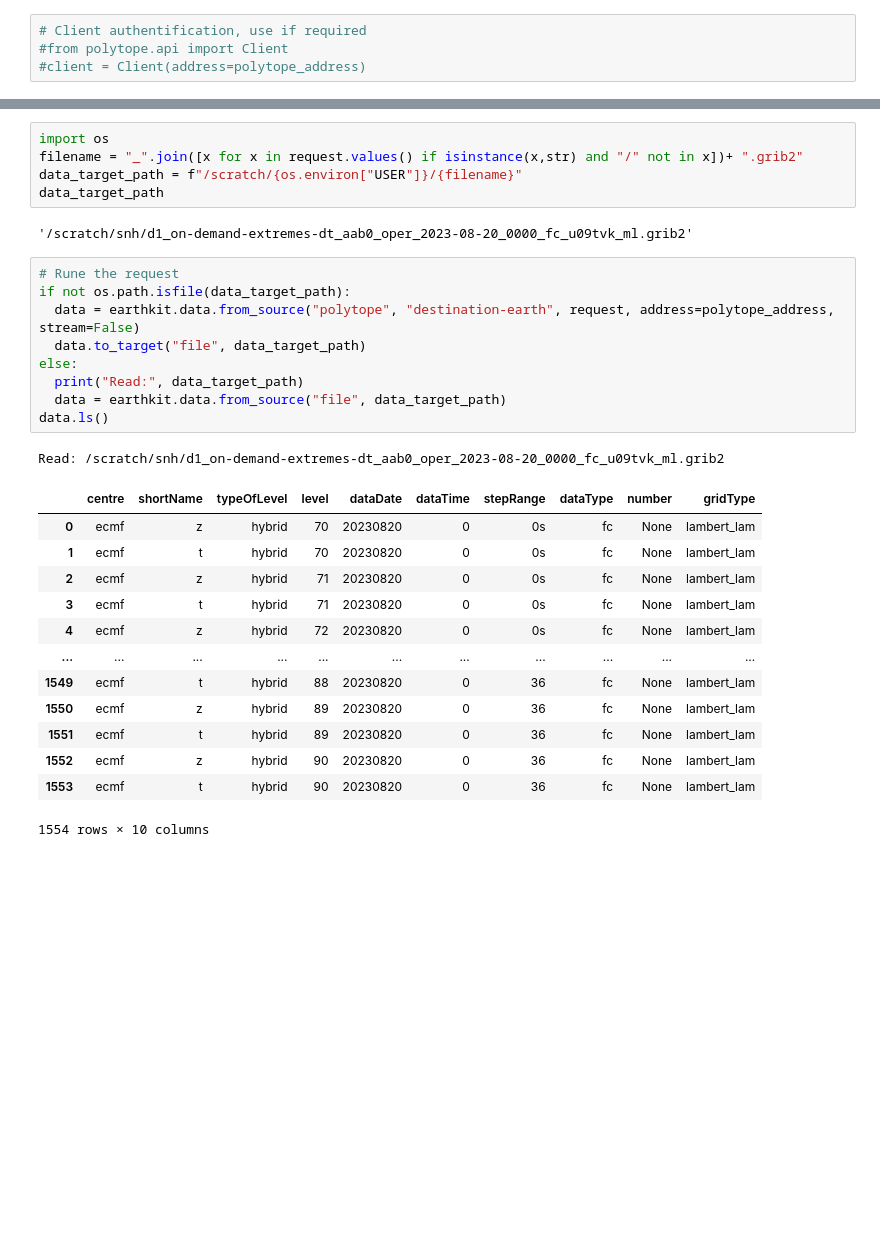
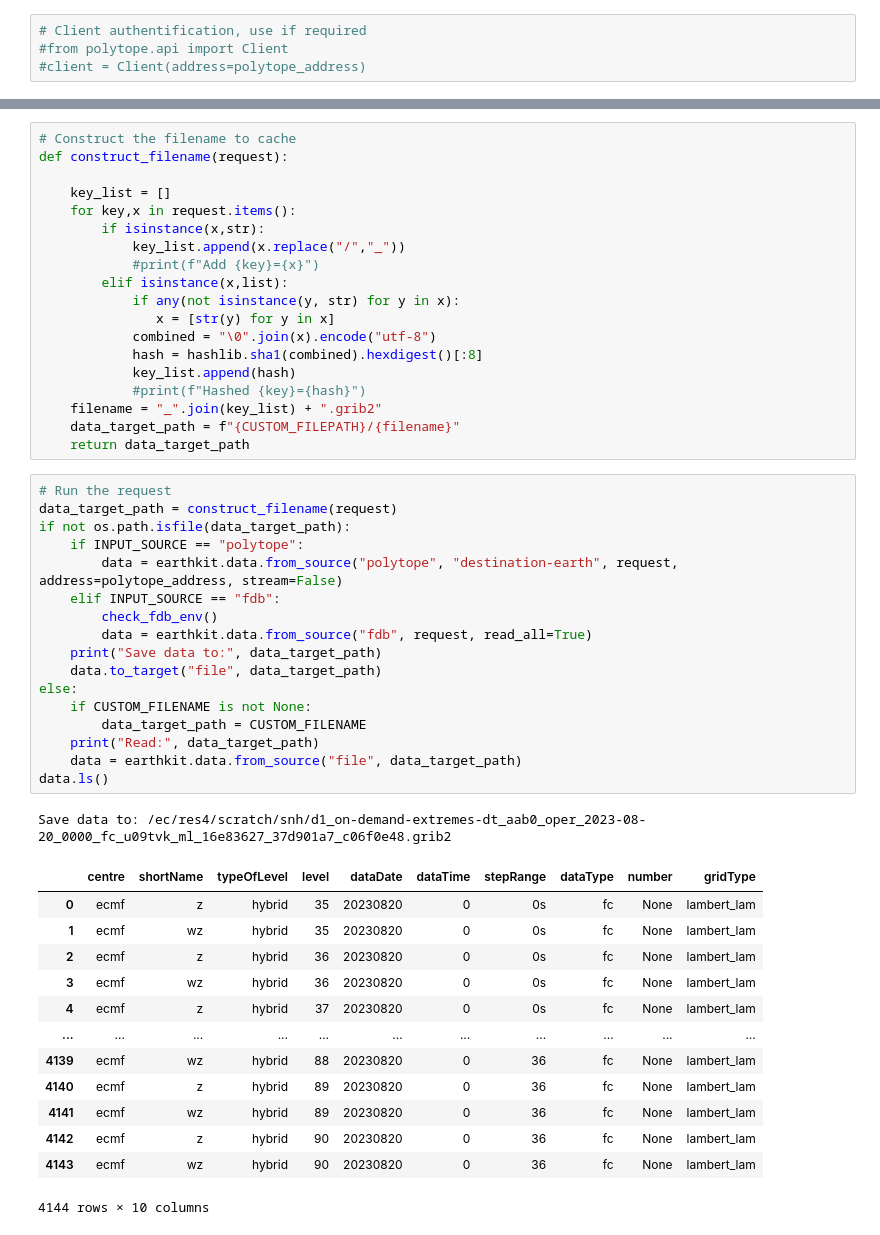
Before and after one commit to UrbanAIRProject/NWP_demo_data, a Jupyter notebook: paris_time_height_plot.ipynb, the cells around one changed output, grey strips where cells are left out. Drawn from its saved outputs; the diff is of its cells as text; blank space fills up the shorter version.

```diff
--- a/paris_time_height_plot.ipynb
+++ b/paris_time_height_plot.ipynb
@@ -36,32 +48,52 @@ request= {
 # %%
-import os
-filename = "_".join([x for x in request.values() if isinstance(x,str) and "/" not in x])+ ".grib2"
-data_target_path = f"/scratch/{os.environ["USER"]}/{filename}"
-data_target_path
+# Construct the filename to cache
+def construct_filename(request):
+
+    key_list = []
+    for key,x in request.items():
+        if isinstance(x,str):
+            key_list.append(x.replace("/","_"))
+            #print(f"Add {key}={x}")
+        elif isinstance(x,list):
+            if any(not isinstance(y, str) for y in x):
+               x = [str(y) for y in x]
+            combined = "\0".join(x).encode("utf-8")
+            hash = hashlib.sha1(combined).hexdigest()[:8]
+            key_list.append(hash)
+            #print(f"Hashed {key}={hash}")
+    filename = "_".join(key_list) + ".grib2"
+    data_target_path = f"{CUSTOM_FILEPATH}/{filename}"
+    return data_target_path
-# %% [output]
-'/scratch/snh/d1_on-demand-extremes-dt_aab0_oper_2023-08-20_0000_fc_u09tvk_ml.grib2'
 # %%
-# Rune the request
+# Run the request
+data_target_path = construct_filename(request)
 if not os.path.isfile(data_target_path):
-  data = earthkit.data.from_source("polytope", "destination-earth", request, address=polytope_address, stream=False)
-  data.to_target("file", data_target_path)
+    if INPUT_SOURCE == "polytope":
+        data = earthkit.data.from_source("polytope", "destination-earth", request, address=polytope_address, stream=False)
+    elif INPUT_SOURCE == "fdb":
+        check_fdb_env()
+        data = earthkit.data.from_source("fdb", request, read_all=True)
+    print("Save data to:", data_target_path)
+    data.to_target("file", data_target_path)
 else:
-  print("Read:", data_target_path)
-  data = earthkit.data.from_source("file", data_target_path)
+    if CUSTOM_FILENAME is not None:
+        data_target_path = CUSTOM_FILENAME
+    print("Read:", data_target_path)
+    data = earthkit.data.from_source("file", data_target_path)
 data.ls()
 # %% [output]
-Read: /scratch/snh/d1_on-demand-extremes-dt_aab0_oper_2023-08-20_0000_fc_u09tvk_ml.grib2
+Save data to: /ec/res4/scratch/snh/d1_on-demand-extremes-dt_aab0_oper_2023-08-20_0000_fc_u09tvk_ml_16e83627_37d901a7_c06f0e48.grib2
 |  | centre | shortName | typeOfLevel | level | dataDate | dataTime | stepRange | dataType | number | gridType |
-| 0 | ecmf | z | hybrid | 70 | 20230820 | 0 | 0s | fc | None | lambert_lam |
-| 1 | ecmf | t | hybrid | 70 | 20230820 | 0 | 0s | fc | None | lambert_lam |
-| 2 | ecmf | z | hybrid | 71 | 20230820 | 0 | 0s | fc | None | lambert_lam |
-| 3 | ecmf | t | hybrid | 71 | 20230820 | 0 | 0s | fc | None | lambert_lam |
-| 4 | ecmf | z | hybrid | 72 | 20230820 | 0 | 0s | fc | None | lambert_lam |
+| 0 | ecmf | z | hybrid | 35 | 20230820 | 0 | 0s | fc | None | lambert_lam |
+| 1 | ecmf | wz | hybrid | 35 | 20230820 | 0 | 0s | fc | None | lambert_lam |
+| 2 | ecmf | z | hybrid | 36 | 20230820 | 0 | 0s | fc | None | lambert_lam |
+| 3 | ecmf | wz | hybrid | 36 | 20230820 | 0 | 0s | fc | None | lambert_lam |
+| 4 | ecmf | z | hybrid | 37 | 20230820 | 0 | 0s | fc | None | lambert_lam |
 | ... | ... | ... | ... | ... | ... | ... | ... | ... | ... | ... |
-| 1549 | ecmf | t | hybrid | 88 | 20230820 | 0 | 36 | fc | None | lambert_lam |
-| 1550 | ecmf | z | hybrid | 89 | 20230820 | 0 | 36 | fc | None | lambert_lam |
-| 1551 | ecmf | t | hybrid | 89 | 20230820 | 0 | 36 | fc | None | lambert_lam |
-| 1552 | ecmf | z | hybrid | 90 | 20230820 | 0 | 36 | fc | None | lambert_lam |
-| 1553 | ecmf | t | hybrid | 90 | 20230820 | 0 | 36 | fc | None | lambert_lam |
+| 4139 | ecmf | wz | hybrid | 88 | 20230820 | 0 | 36 | fc | None | lambert_lam |
+| 4140 | ecmf | z | hybrid | 89 | 20230820 | 0 | 36 | fc | None | lambert_lam |
+| 4141 | ecmf | wz | hybrid | 89 | 20230820 | 0 | 36 | fc | None | lambert_lam |
+| 4142 | ecmf | z | hybrid | 90 | 20230820 | 0 | 36 | fc | None | lambert_lam |
+| 4143 | ecmf | wz | hybrid | 90 | 20230820 | 0 | 36 | fc | None | lambert_lam |
-1554 rows × 10 columns
+4144 rows × 10 columns
 # %%
```
Also changed, not shown: parts of 8 cells of this notebook, 1 other file.
